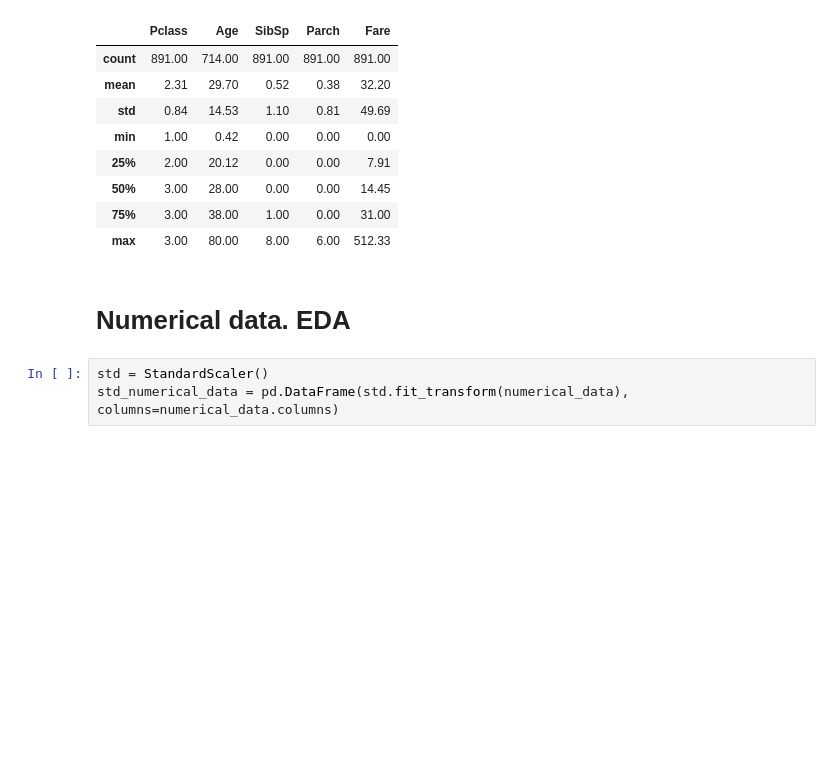
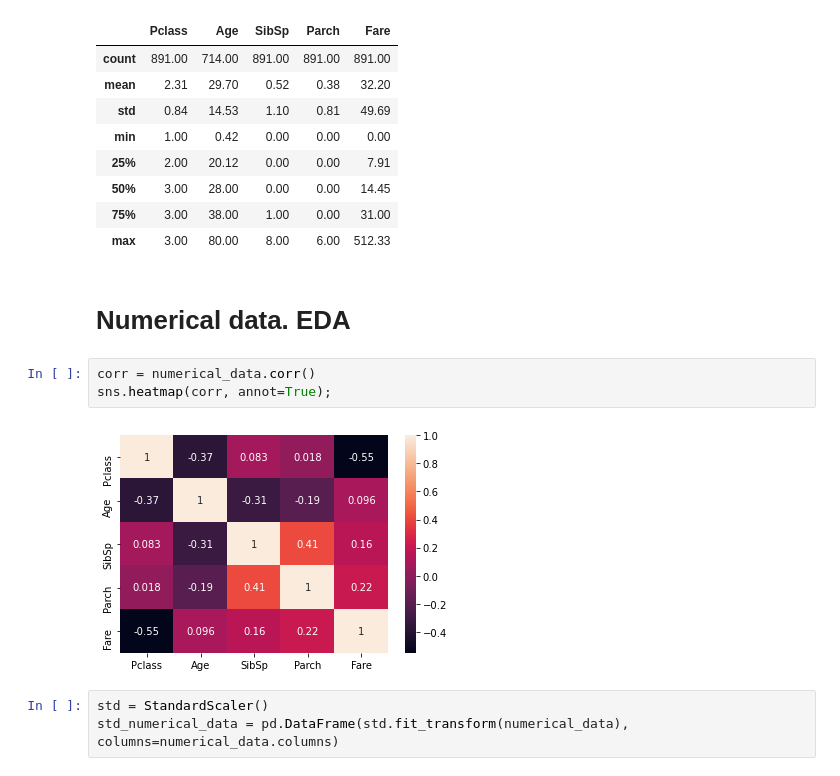
Before and after one commit to Justdek-code/data-science, a Jupyter notebook: titanic_practice/titanic_survived_classification.ipynb, the cells around one changed output. Drawn from its saved outputs; the diff is of its cells as text; blank space fills up the shorter version.

```diff
--- a/titanic_practice/titanic_survived_classification.ipynb
+++ b/titanic_practice/titanic_survived_classification.ipynb
@@ -103,6 +108,11 @@ numerical_data.describe()
 | max | 3.00 | 80.00 | 8.00 | 6.00 | 512.33 |
 # %% [markdown]
 # Numerical data. EDA
+# %%
+corr = numerical_data.corr()
+sns.heatmap(corr, annot=True);
+# %% [output]
+[figure, added]
 # %%
 std = StandardScaler()
 std_numerical_data = pd.DataFrame(std.fit_transform(numerical_data), columns=numerical_data.columns)
```
Also changed, not shown: parts of 66 cells of this notebook, 1 other file.
